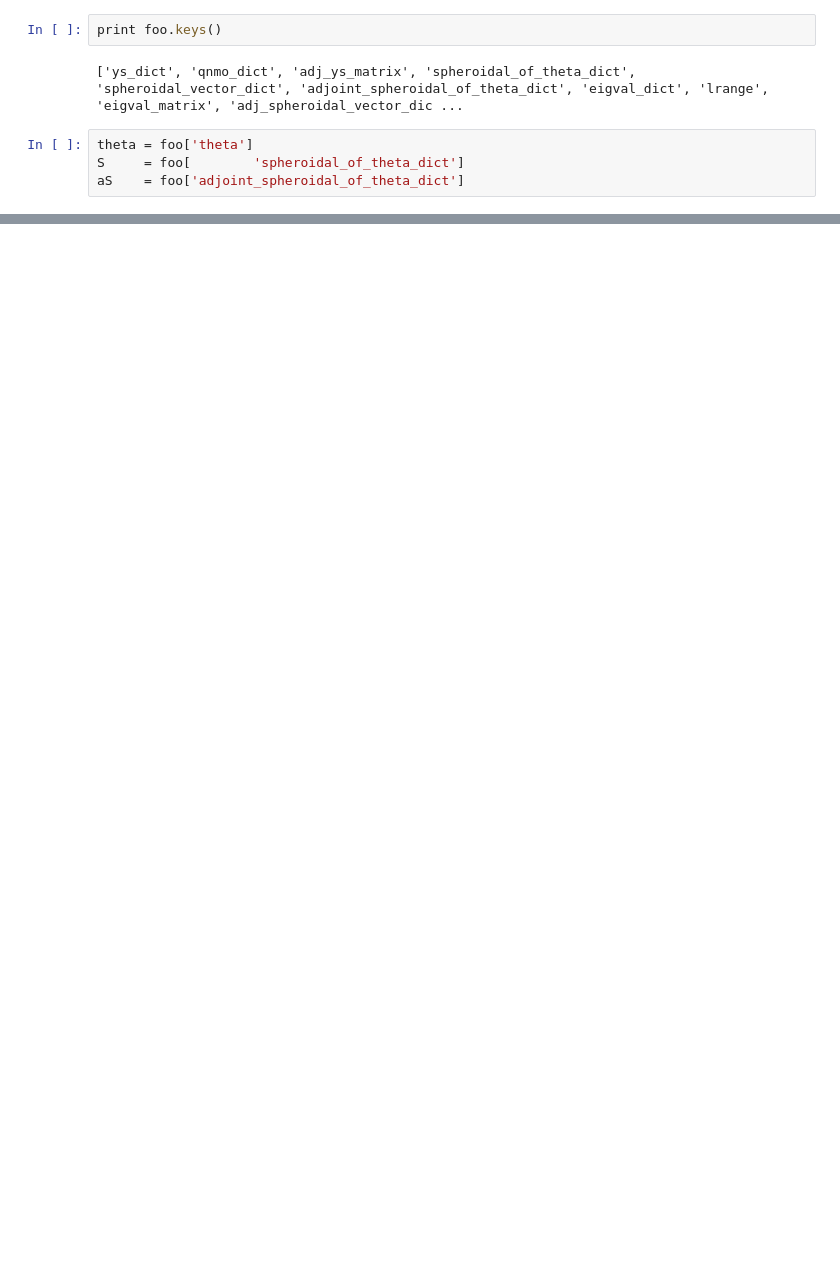
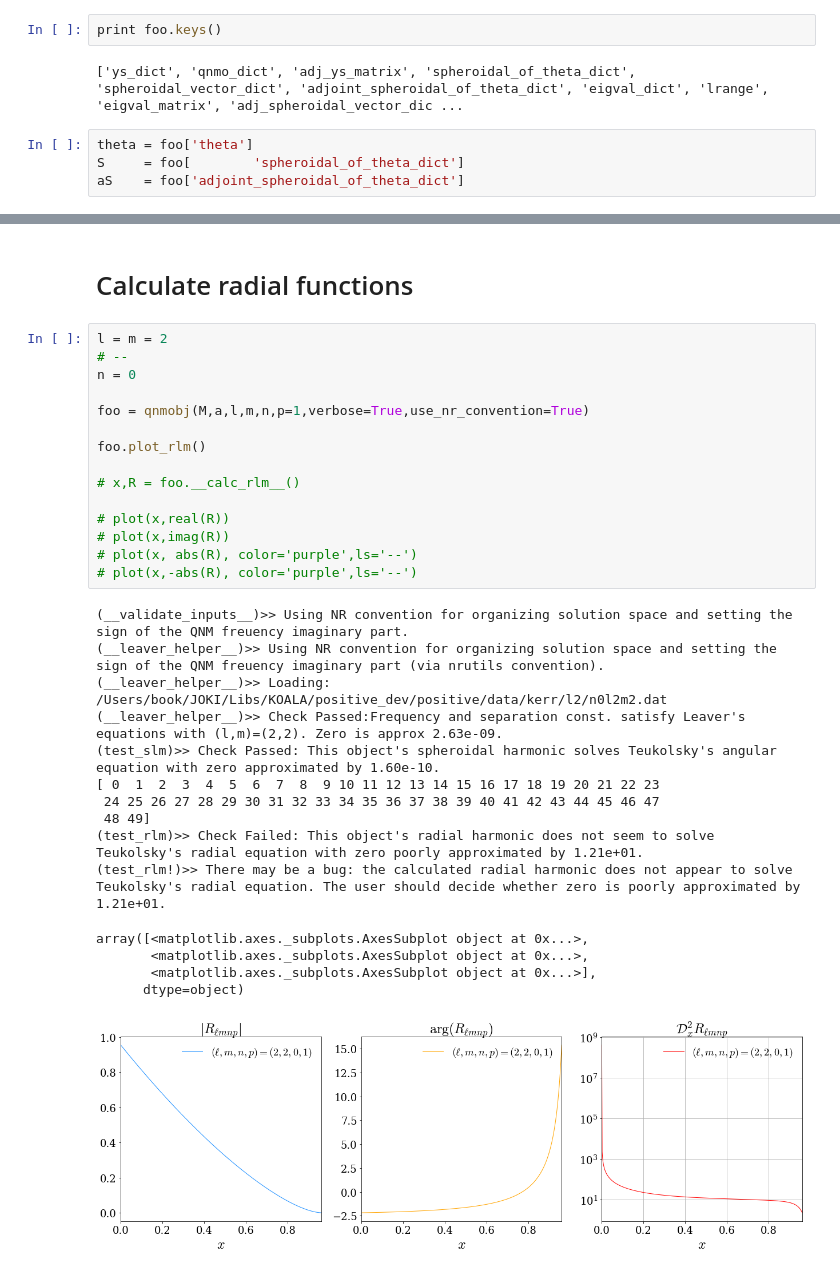
Before and after one commit to llondon6/koalas, a Jupyter notebook: examples/qnmobj_class_example.ipynb, the cells around one changed output, grey strips where cells are left out. Drawn from its saved outputs; the diff is of its cells as text; blank space fills up the shorter version.

```diff
--- a/examples/qnmobj_class_example.ipynb
+++ b/examples/qnmobj_class_example.ipynb
@@ -227,0 +248,33 @@ for l in lrange:
+# %% [markdown]
+# Calculate radial functions
+# %%
+l = m = 2
+# --
+n = 0
+
+foo = qnmobj(M,a,l,m,n,p=1,verbose=True,use_nr_convention=True)
+
+foo.plot_rlm()
+
+# x,R = foo.__calc_rlm__()
+
+# plot(x,real(R))
+# plot(x,imag(R))
+# plot(x, abs(R), color='purple',ls='--')
+# plot(x,-abs(R), color='purple',ls='--')
+# %% [output]
+(__validate_inputs__)>> Using NR convention for organizing solution space and setting the sign of the QNM freuency imaginary part.
+(__leaver_helper__)>> Using NR convention for organizing solution space and setting the sign of the QNM freuency imaginary part (via nrutils convention).
+(__leaver_helper__)>> Loading: /Users/book/JOKI/Libs/KOALA/positive_dev/positive/data/kerr/l2/n0l2m2.dat
+(__leaver_helper__)>> Check Passed:Frequency and separation const. satisfy Leaver's equations with (l,m)=(2,2). Zero is approx 2.63e-09.
+(test_slm)>> Check Passed: This object's spheroidal harmonic solves Teukolsky's angular equation with zero approximated by 1.60e-10.
+[ 0  1  2  3  4  5  6  7  8  9 10 11 12 13 14 15 16 17 18 19 20 21 22 23
+ 24 25 26 27 28 29 30 31 32 33 34 35 36 37 38 39 40 41 42 43 44 45 46 47
+ 48 49]
+(test_rlm)>> Check Failed: This object's radial harmonic does not seem to solve Teukolsky's radial equation with zero poorly approximated by 1.21e+01.
+(test_rlm!)>> There may be a bug: the calculated radial harmonic does not appear to solve Teukolsky's radial equation. The user should decide whether zero is poorly approximated by 1.21e+01.
+array([<matplotlib.axes._subplots.AxesSubplot object at 0x...>,
+       <matplotlib.axes._subplots.AxesSubplot object at 0x...>,
+       <matplotlib.axes._subplots.AxesSubplot object at 0x...>],
+      dtype=object)
+[figure, added]
```
Also changed, not shown: parts of 10 cells of this notebook, 4 other files.
